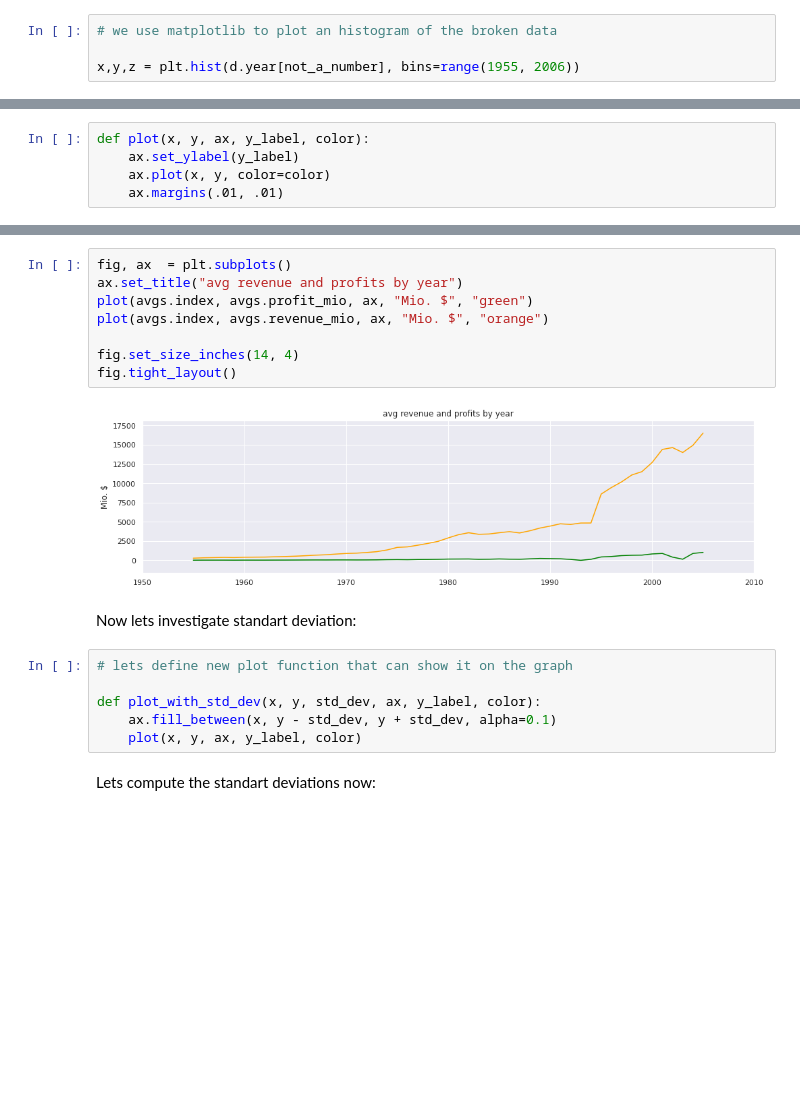
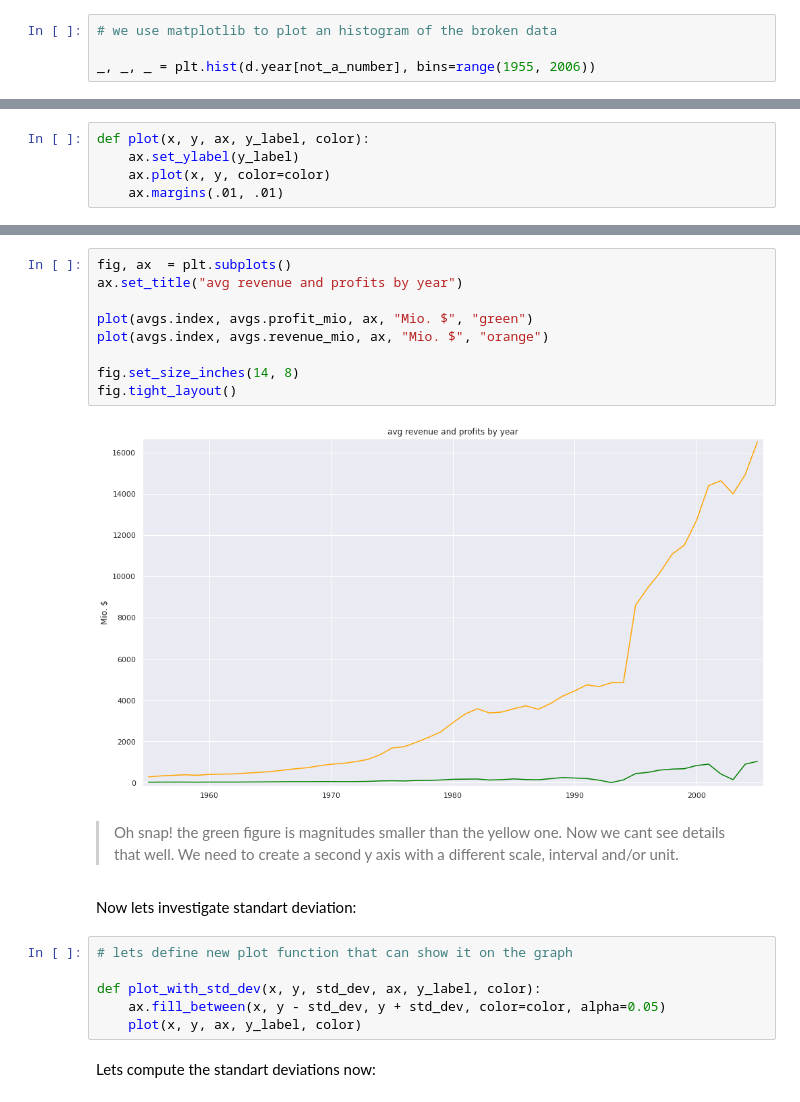
Before and after one commit to krysopath/jupyter-examples, a Jupyter notebook: Examples.ipynb, the cells around one changed output, grey strips where cells are left out. Cells and saved outputs as stored; diff of their text form; blank space fills up the shorter version.

```diff
--- a/Examples.ipynb
+++ b/Examples.ipynb
@@ -92,5 +110,5 @@ import matplotlib.pyplot as plt
 # %%
 # we use matplotlib to plot an histogram of the broken data
 
-x,y,z = plt.hist(d.year[not_a_number], bins=range(1955, 2006))
+_, _, _ = plt.hist(d.year[not_a_number], bins=range(1955, 2006))
 # %% [output]
@@ -217,20 +249,23 @@ sns.set(style="darkgrid")
 # %%
 fig, ax  = plt.subplots()
 ax.set_title("avg revenue and profits by year")
+
 plot(avgs.index, avgs.profit_mio, ax, "Mio. $", "green")
 plot(avgs.index, avgs.revenue_mio, ax, "Mio. $", "orange")
 
-fig.set_size_inches(14, 4)
+fig.set_size_inches(14, 8)
 fig.tight_layout()
 # %% [output]
-[figure, old version]
+[figure, new version]
+# %% [markdown]
+> Oh snap! the green figure is magnitudes smaller than the yellow one. Now we cant see details that well. We need to create a second y axis with a different scale, interval and/or unit.
 # %% [markdown]
 Now lets investigate standart deviation:
 # %%
 # lets define new plot function that can show it on the graph
 
 def plot_with_std_dev(x, y, std_dev, ax, y_label, color):
-    ax.fill_between(x, y - std_dev, y + std_dev, alpha=0.1)
+    ax.fill_between(x, y - std_dev, y + std_dev, color=color, alpha=0.05)
     plot(x, y, ax, y_label, color)
 # %% [markdown]
 Lets compute the standart deviations now:
```
Also changed, not shown: parts of 36 cells of this notebook.
